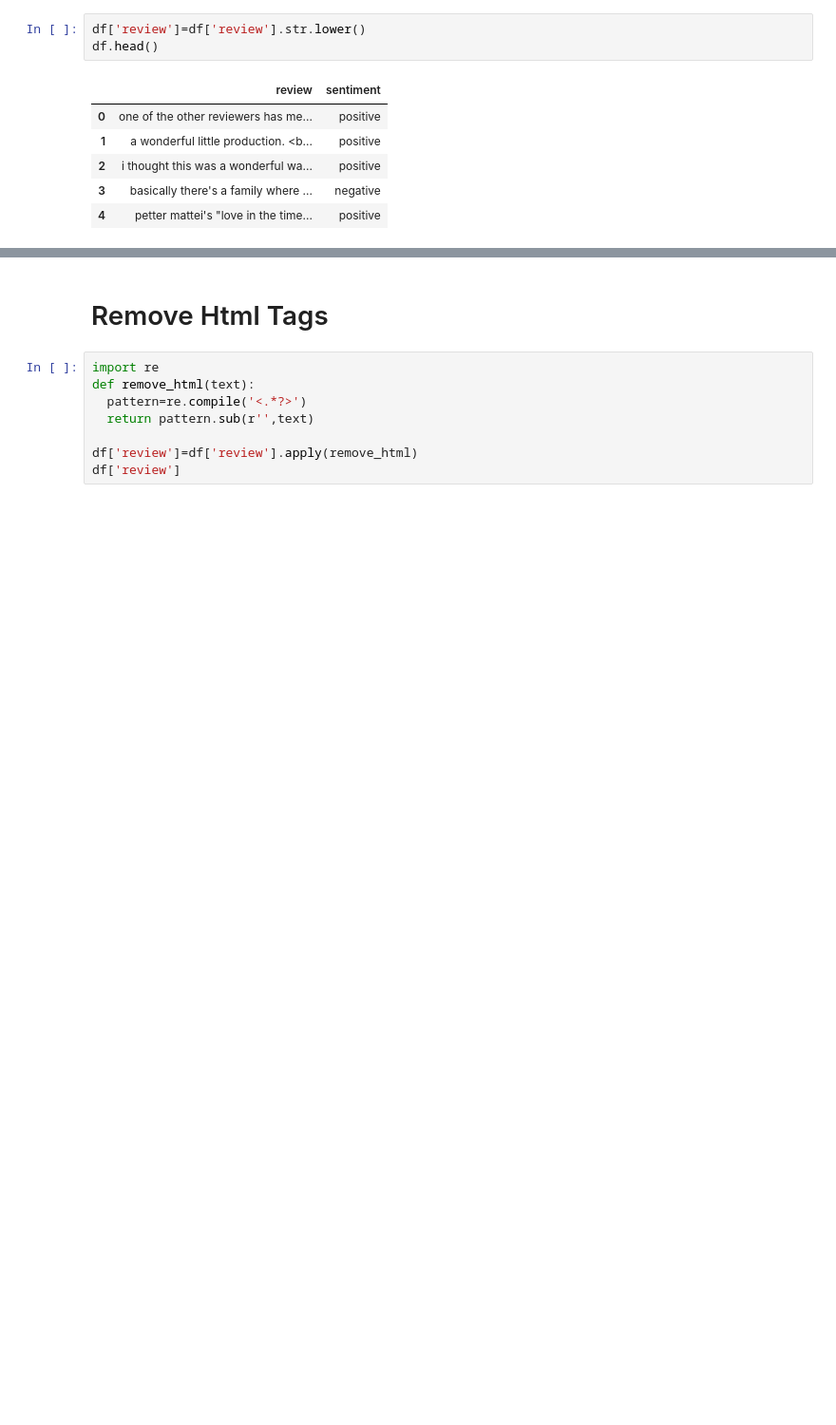
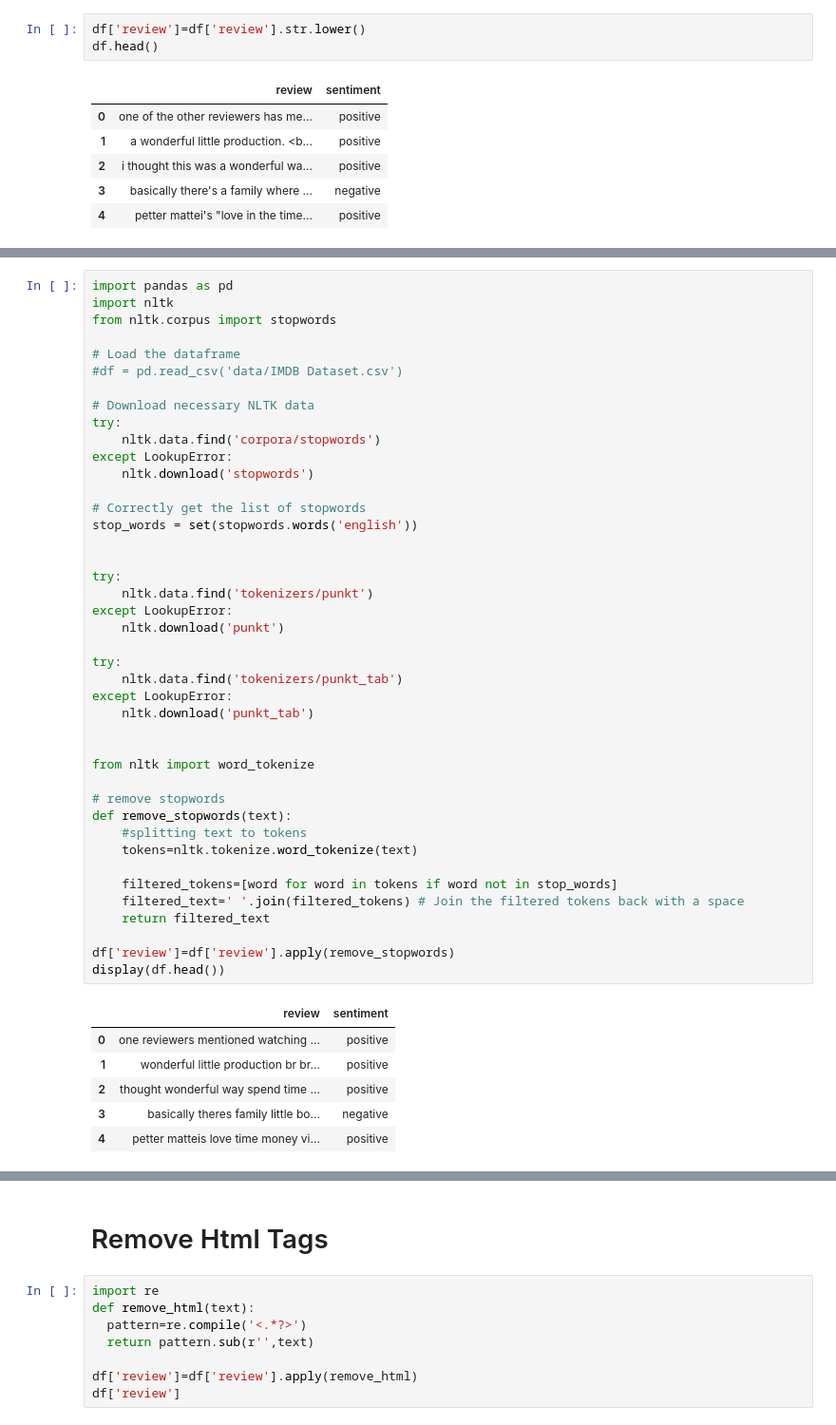
Before and after one commit to minhaz1172/NLP, a Jupyter notebook: Sentiment_analysis_LSTM.ipynb, the cells around one changed output, grey strips where cells are left out. Shown: that part at 95% size. Saved outputs shown, nothing was run; the diff lists cells and outputs as text; blank space fills up the shorter version.

```diff
--- a/Sentiment_analysis_LSTM.ipynb
+++ b/Sentiment_analysis_LSTM.ipynb
@@ -50,0 +88,49 @@ df.head()
+# %%
+import pandas as pd
+import nltk
+from nltk.corpus import stopwords
+
+# Load the dataframe
+#df = pd.read_csv('data/IMDB Dataset.csv')
+
+# Download necessary NLTK data
+try:
+    nltk.data.find('corpora/stopwords')
+except LookupError:
+    nltk.download('stopwords')
+
+# Correctly get the list of stopwords
+stop_words = set(stopwords.words('english'))
+
+
+try:
+    nltk.data.find('tokenizers/punkt')
+except LookupError:
+    nltk.download('punkt')
+
+try:
+    nltk.data.find('tokenizers/punkt_tab')
+except LookupError:
+    nltk.download('punkt_tab')
+
+
+from nltk import word_tokenize
+
+# remove stopwords
+def remove_stopwords(text):
+    #splitting text to tokens
+    tokens=nltk.tokenize.word_tokenize(text)
+
+    filtered_tokens=[word for word in tokens if word not in stop_words]
+    filtered_text=' '.join(filtered_tokens) # Join the filtered tokens back with a space
+    return filtered_text
+
+df['review']=df['review'].apply(remove_stopwords)
+display(df.head())
+# %% [output]
+|  | review | sentiment |
+| 0 | one reviewers mentioned watching ... | positive |
+| 1 | wonderful little production br br... | positive |
+| 2 | thought wonderful way spend time ... | positive |
+| 3 | basically theres family little bo... | negative |
+| 4 | petter matteis love time money vi... | positive |
```
Also changed, not shown: parts of 47 cells of this notebook.
